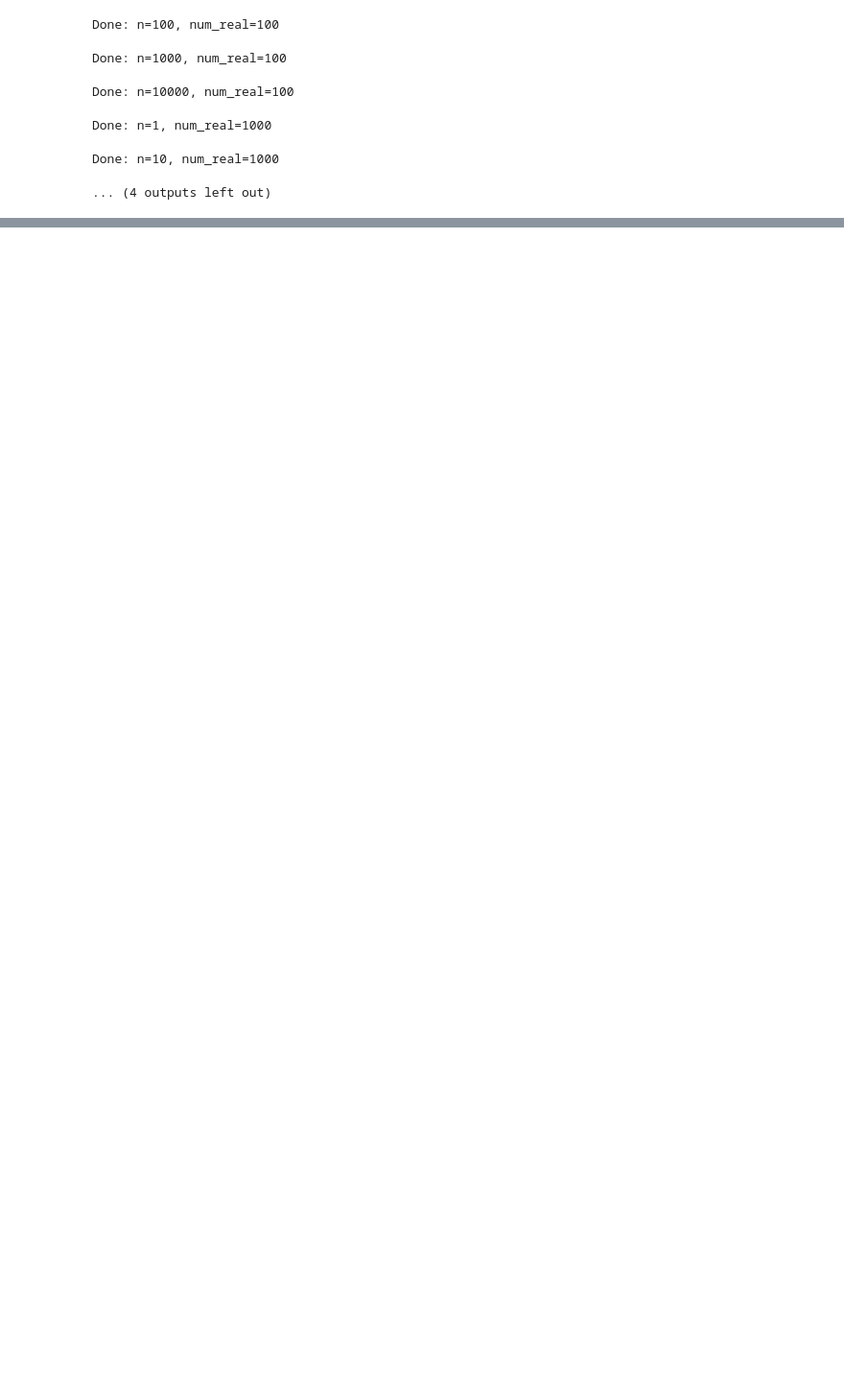
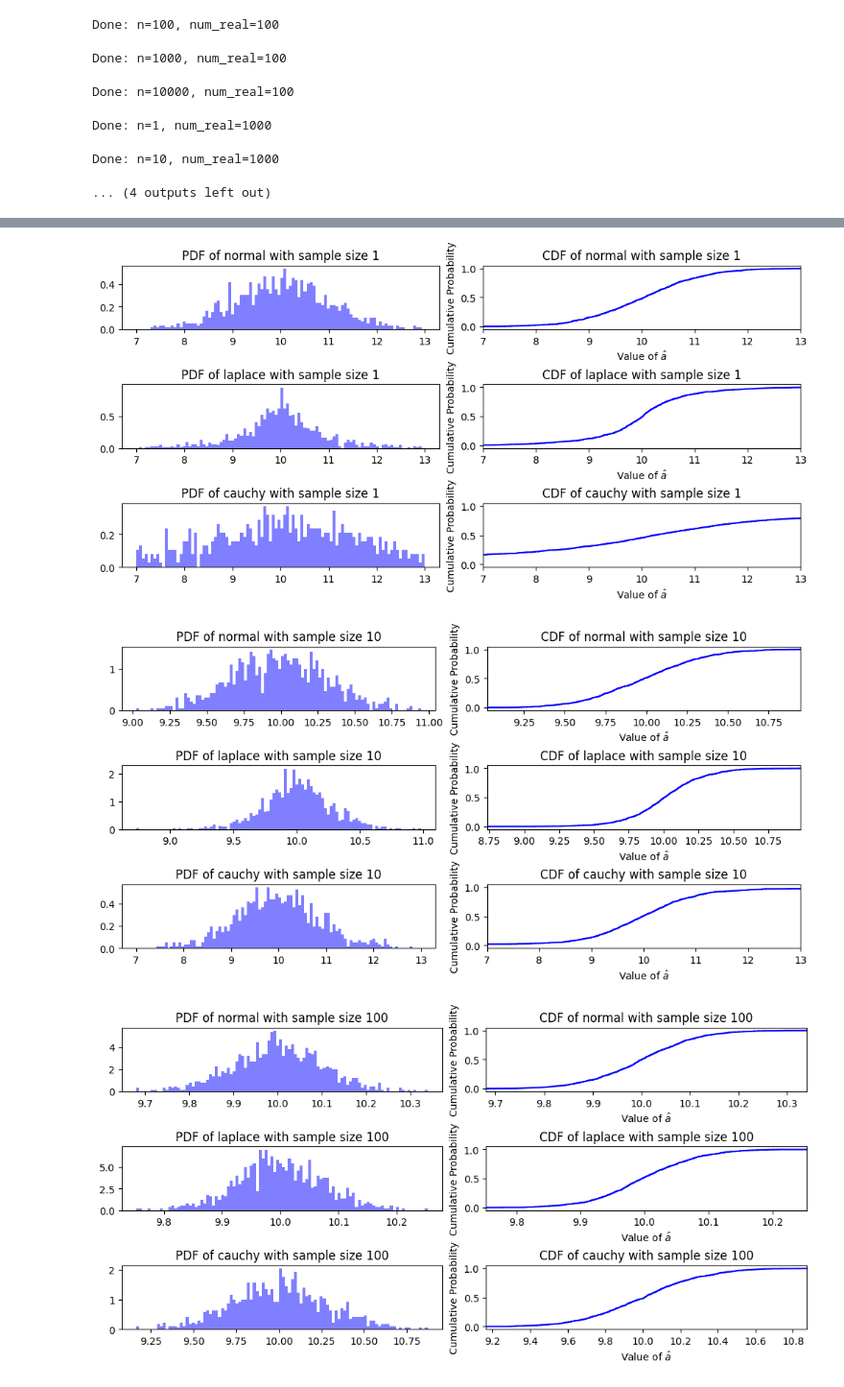
Before and after one commit to JG-0212/Estimation_theory_project, a Jupyter notebook: Mini Project 1/Project.ipynb, the cells around one changed output, grey strips where cells are left out. Shown at 96% size. Cells and saved outputs as stored; diff of their text form; code cells hidden in the pictures; blank space fills up the shorter version.

```diff
--- a/Mini Project 1/Project.ipynb
+++ b/Mini Project 1/Project.ipynb
@@ -218,7 +208,7 @@ Done: n=10, num_real=1000
 ... (4 outputs left out)
 # %%
 a = 10.0
-df10 = give_dataframe(a, n, num_realisations)
+df10,estimates10,stats10 = give_results(a, n, num_realisations)
 df10.head()
 # %% [output]
 Done: n=1, num_real=10
@@ -240,0 +235,6 @@ plot_cdf_pdf(n, estimates_1, stats_1)
+# %%
+plot_cdf_pdf(n, 10, estimates10, stats10)
+# %% [output]
+[figure, added]
+[figure, added]
+[figure, added]
```
Also changed, not shown: parts of 11 cells of this notebook.
